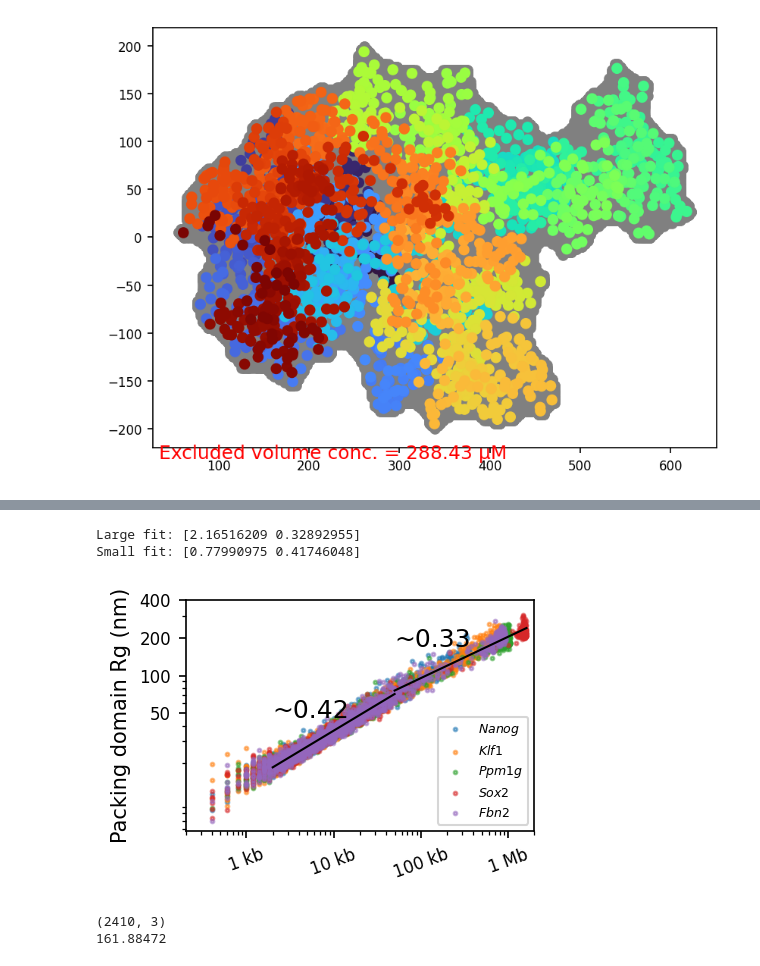
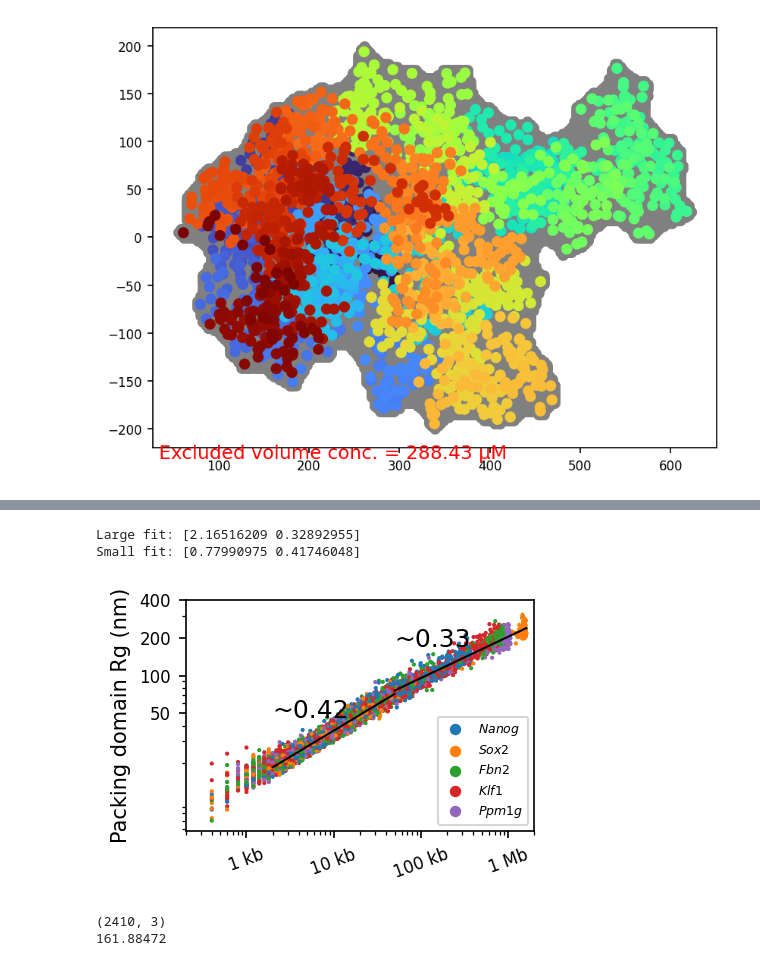
Before and after one commit to ZhangGroup-MITChemistry/maxentnuc, a Jupyter notebook: figures/density.ipynb, the cells around one changed output, grey strips where cells are left out. Saved outputs shown, nothing was run; the diff lists cells and outputs as text; code cells hidden in the pictures.

```diff
--- a/figures/density.ipynb
+++ b/figures/density.ipynb
@@ -495,6 +485,15 @@ for name in main_names:
             maxconc[name] += [np.max(conc[domain.labels == cluster])]
     maxconc[name] = np.array(maxconc[name])
 
+avgconc = {}
+for name in main_names:
+    avgconc[name] = []
+    for domain in tqdm(domains[name]):
+        conc = domain.get_concentrations(radius=40)
+        for cluster in range(domain.n_clusters):
+            avgconc[name] += [np.mean(conc[domain.labels == cluster])]
+    avgconc[name] = np.array(avgconc[name])
+
 probe = {}
 for name in main_names:
     probe[name] = []
@@ -525,8 +524,8 @@ for name in main_names:
             probe_20_pad[name] += [to_micromolar(len(points), volume)]
     probe_20_pad[name] = np.array(probe_20_pad[name])
 # %%
-for method, values in zip(['Rg', 'Max. conc.', 'Excluded volume', 'Excluded volume (padded)', 'Excluded volume (20)'],
-                          [rgs, maxconc, probe, probe_pad, probe_20_pad]):
+for method, values in zip(['Rg', 'Max. conc.', 'Avg. conc.', 'Excluded volume', 'Excluded volume (padded)', 'Excluded volume (20)'],
+                          [rgs, maxconc, avgconc, probe, probe_pad, probe_20_pad]):
     f, axs = plt.subplots(1, len(main_names), figsize=(10, 1.5), sharey=True, sharex=True,)
     for name, ax in zip(main_names, axs):
         for name2 in main_names:
@@ -581,5 +586,5 @@ ppm1g Excluded volume (20): 247.77 ± 7.82
 # %%
-for method, values in zip(['Max. conc.', 'Excluded volume', 'Excluded volume (padded)'], [maxconc, probe, probe_pad]):
+for method, values in zip(['Max. conc.', 'Avg. conc.', 'Excluded volume', 'Excluded volume (padded)'], [maxconc, avgconc, probe, probe_pad]):
     f, ax = plt.subplots(figsize=(4, 3))
     for name in main_names:
         ax.scatter(sizes[name], values[name], s=3, label=stylized_names[name], alpha=0.5, rasterized=True)
@@ -600,41 +606,50 @@ for method, values in zip(['Max. conc.', 'Excluded volume', 'Excluded volume (pa
 values = rgs
 
 f, ax = plt.subplots(figsize=(3, 2))
-for name in ['nanog', 'klf1', 'ppm1g', 'sox2', 'fbn2']:
-    ax.scatter(sizes[name], values[name], s=3, label=stylized_names[name], alpha=0.5, rasterized=True)
-    ax.set_yscale('log')
-    ax.set_xscale('log')
+colors = ['tab:blue', 'tab:orange', 'tab:green', 'tab:red', 'tab:purple']
+
+all_diameters = np.concatenate([values[name] for name in main_names])
+all_counts = np.concatenate([sizes[name] for name in main_names])
+all_colors = np.concatenate([[color]*len(values[name]) for name, color in zip(main_names, colors)])
+
+np.random.seed(0)
+order = np.random.permutation(len(all_diameters))
+ax.scatter(all_counts[order], all_diameters[order], c=all_colors[order], s=1, alpha=1, rasterized=True)
+ax.set_yscale('log')
+ax.set_xscale('log')
 ax.set_ylabel('Packing domain Rg (nm)')
+for name, color in zip(main_names, colors):
+    ax.scatter([], [], color=color, label=stylized_names[name], s=20)
 ax.legend(loc='lower right', fontsize=6)
 ax.set_xlim(200, 2_000_000)
 format_ticks(ax, y=False)
 
 breakpoint = 50_000
 all_diameters = np.concatenate([values[name] for name in main_names])
 all_counts = np.concatenate([sizes[name] for name in main_names])
 mask = ~np.isnan(all_diameters) & (all_counts > breakpoint)
 popt, _ = curve_fit(power_law, all_counts[mask], all_diameters[mask])
 x = np.linspace(breakpoint, np.max(all_counts))
 print('Large fit:', popt)
 ax.plot(x, power_law(x, *popt),  color='black', lw=1)
 ax.text(x[0], power_law(x[len(x)//4], *popt), f'~{popt[1]:.2f}',
                 color='black', fontsize=12, ha='left', va='bottom')
 
 mask = ~np.isnan(all_diameters) & (all_counts < breakpoint)
 popt, _ = curve_fit(power_law, all_counts[mask], all_diameters[mask])
 x = np.linspace(2_000, breakpoint)
 print('Small fit:', popt)
 ax.plot(x, power_law(x, *popt), color='black', lw=1)
 ax.text(x[0], power_law(x[len(x)//4], *popt), f'~{popt[1]:.2f}',
 color='black', fontsize=12, ha='left', va='bottom')
 ax.set_yticks([50, 100, 200, 400])
 ax.set_yticklabels([50, 100, 200, 400])
 plt.savefig(f'img/density_Rg_merged.pdf')
 plt.show()
 # %% [output]
 Large fit: [2.16516209 0.32892955]
 Small fit: [0.77990975 0.41746048]
-[figure, old version]
+[figure, new version]
 # %%
 example = domains['klf1'][0]
 conc = example.get_concentrations(radius=40)
```
Also changed, not shown: parts of 5 cells of this notebook, 11 other files.
